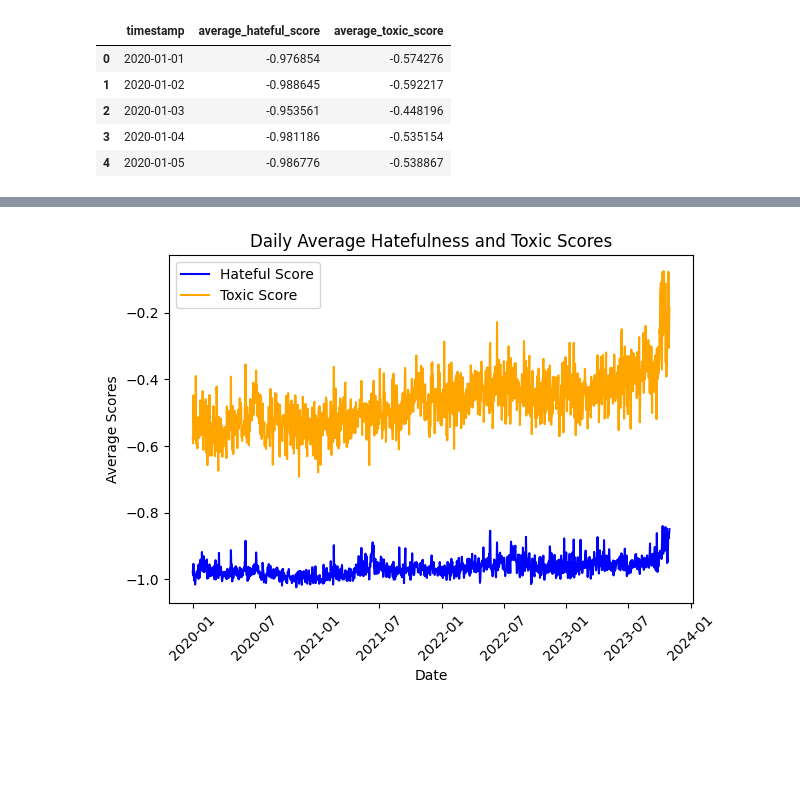
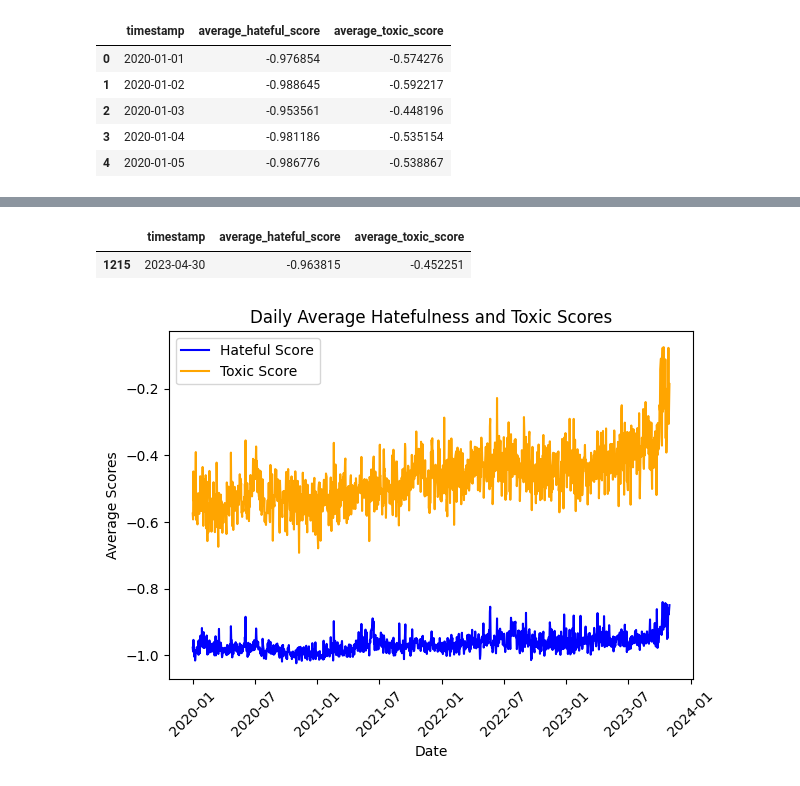
Before and after one commit to rhyden-kx/DSA4264, a Jupyter notebook: eda_2/across_time_2.ipynb, the cells around one changed output, grey strips where cells are left out. Saved outputs shown, nothing was run; the diff lists cells and outputs as text; code cells hidden in the pictures; blank space fills up the shorter version.

```diff
--- a/eda_2/across_time_2.ipynb
+++ b/eda_2/across_time_2.ipynb
@@ -202,3 +218,11 @@ average_hatefulness_and_toxicity_per_day_df.head()
+# %%
+# Ensure 'timestamp' is a datetime object
+average_hatefulness_and_toxicity_per_day_df['timestamp'] = pd.to_datetime(average_hatefulness_and_toxicity_per_day_df['timestamp'])
+
+average_hatefulness_and_toxicity_per_day_df[average_hatefulness_and_toxicity_per_day_df['timestamp'].dt.date == pd.to_datetime('2023-04-30').date()]
+# %% [output]
+|  | timestamp | average_hateful_score | average_toxic_score |
+| 1215 | 2023-04-30 | -0.963815 | -0.452251 |
 # %%
 # Plot the first DataFrame
 plt.plot(average_hatefulness_and_toxicity_per_day_df['timestamp'], average_hatefulness_and_toxicity_per_day_df['average_hateful_score'], label='Hateful Score', color='blue')
```
Also changed, not shown: parts of 4 cells of this notebook, 1 other file.
